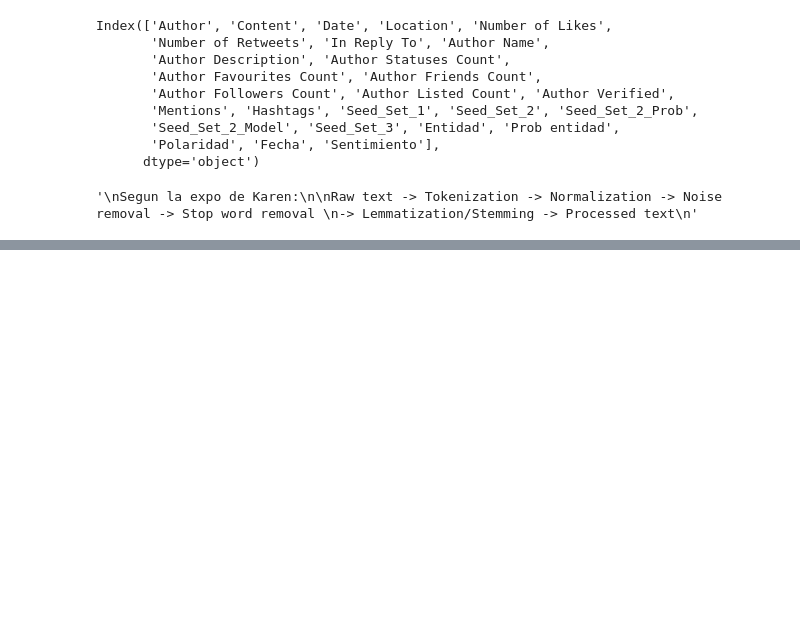
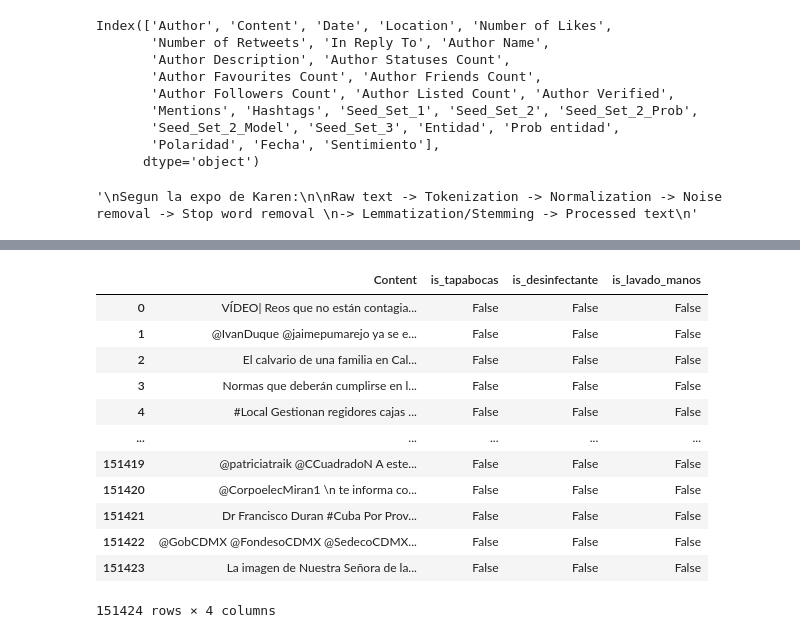
Before and after one commit to BMSS-EAFIT-Projects/icare, a Jupyter notebook: archivos/explorar.ipynb, the cells around one changed output, grey strips where cells are left out. Saved outputs shown, nothing was run; the diff lists cells and outputs as text; code cells hidden in the pictures; blank space fills up the shorter version.

```diff
--- a/archivos/explorar.ipynb
+++ b/archivos/explorar.ipynb
@@ -1,8 +1,8 @@
 # %%
 import pandas as pd
 # %%
-twitter = pd.read_csv('df_twitter.csv')
+df = pd.read_csv('df_twitter.csv')
 # %%
-twitter.drop(columns=['Content_cleaned', 'Content_cleaned_2', 'In Reply To Normalized',
+df.drop(columns=['Content_cleaned', 'Content_cleaned_2', 'In Reply To Normalized',
                       'Author_Normalized', ], inplace=True)
 # %%
@@ -562,0 +86,16 @@ Device set to use cuda:0
+# %%
+df[["Content", "is_tapabocas", "is_desinfectante", "is_lavado_manos"]]
+# %% [output]
+|  | Content | is_tapabocas | is_desinfectante | is_lavado_manos |
+| 0 | VÍDEO| Reos que no están contagia... | False | False | False |
+| 1 | @IvanDuque @jaimepumarejo ya se e... | False | False | False |
+| 2 | El calvario de una familia en Cal... | False | False | False |
+| 3 | Normas que deberán cumplirse en l... | False | False | False |
+| 4 | #Local Gestionan regidores cajas ... | False | False | False |
+| ... | ... | ... | ... | ... |
+| 151419 | @patriciatraik @CCuadradoN A este... | False | False | False |
+| 151420 | @CorpoelecMiran1 \n te informa co... | False | False | False |
+| 151421 | Dr Francisco Duran #Cuba Por Prov... | False | False | False |
+| 151422 | @GobCDMX @FondesoCDMX @SedecoCDMX... | False | False | False |
+| 151423 | La imagen de Nuestra Señora de la... | False | False | False |
+151424 rows × 4 columns
```
Also changed, not shown: parts of 6 cells of this notebook.
